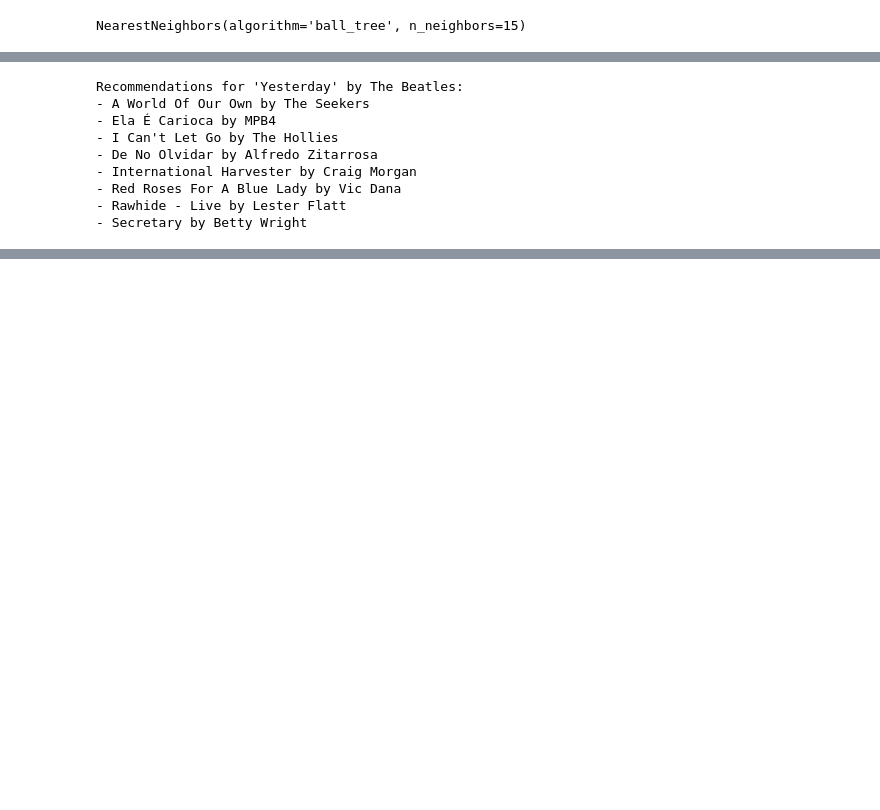
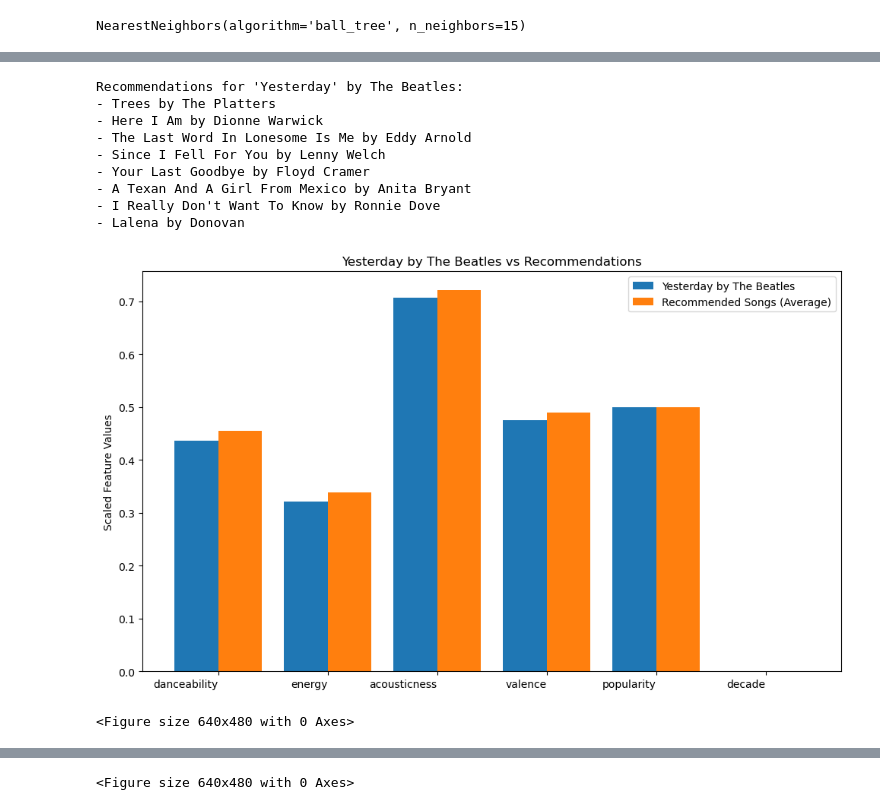
Before and after one commit to mftobin/Project4-stl, a Jupyter notebook: Mauras_notebook.ipynb, the cells around one changed output, grey strips where cells are left out. Cells and saved outputs as stored; diff of their text form; code cells hidden in the pictures; blank space fills up the shorter version.

```diff
--- a/Mauras_notebook.ipynb
+++ b/Mauras_notebook.ipynb
@@ -174,12 +312,14 @@ Recommendations for 'Subterranean Homesick Blues' by Bob Dylan:
 # %%
-recommend_songs('Yesterday','The Beatles',8)
+recommend_songs_with_visuals('Yesterday','The Beatles',8)
 # %% [output]
 Recommendations for 'Yesterday' by The Beatles:
-- A World Of Our Own by The Seekers
-- Ela É Carioca by MPB4
-- I Can't Let Go by The Hollies
-- De No Olvidar by Alfredo Zitarrosa
-- International Harvester by Craig Morgan
-- Red Roses For A Blue Lady by Vic Dana
-- Rawhide - Live by Lester Flatt
-- Secretary by Betty Wright
+- Trees by The Platters
+- Here I Am by Dionne Warwick
+- The Last Word In Lonesome Is Me by Eddy Arnold
+- Since I Fell For You by Lenny Welch
+- Your Last Goodbye by Floyd Cramer
+- A Texan And A Girl From Mexico by Anita Bryant
+- I Really Don't Want To Know by Ronnie Dove
+- Lalena by Donovan
+[figure, added]
+<Figure size 640x480 with 0 Axes>
@@ -185,0 +327 @@ Recommendations for 'Yesterday' by The Beatles:
+<Figure size 640x480 with 0 Axes>
```
Also changed, not shown: parts of 28 cells of this notebook, 3 other files.
